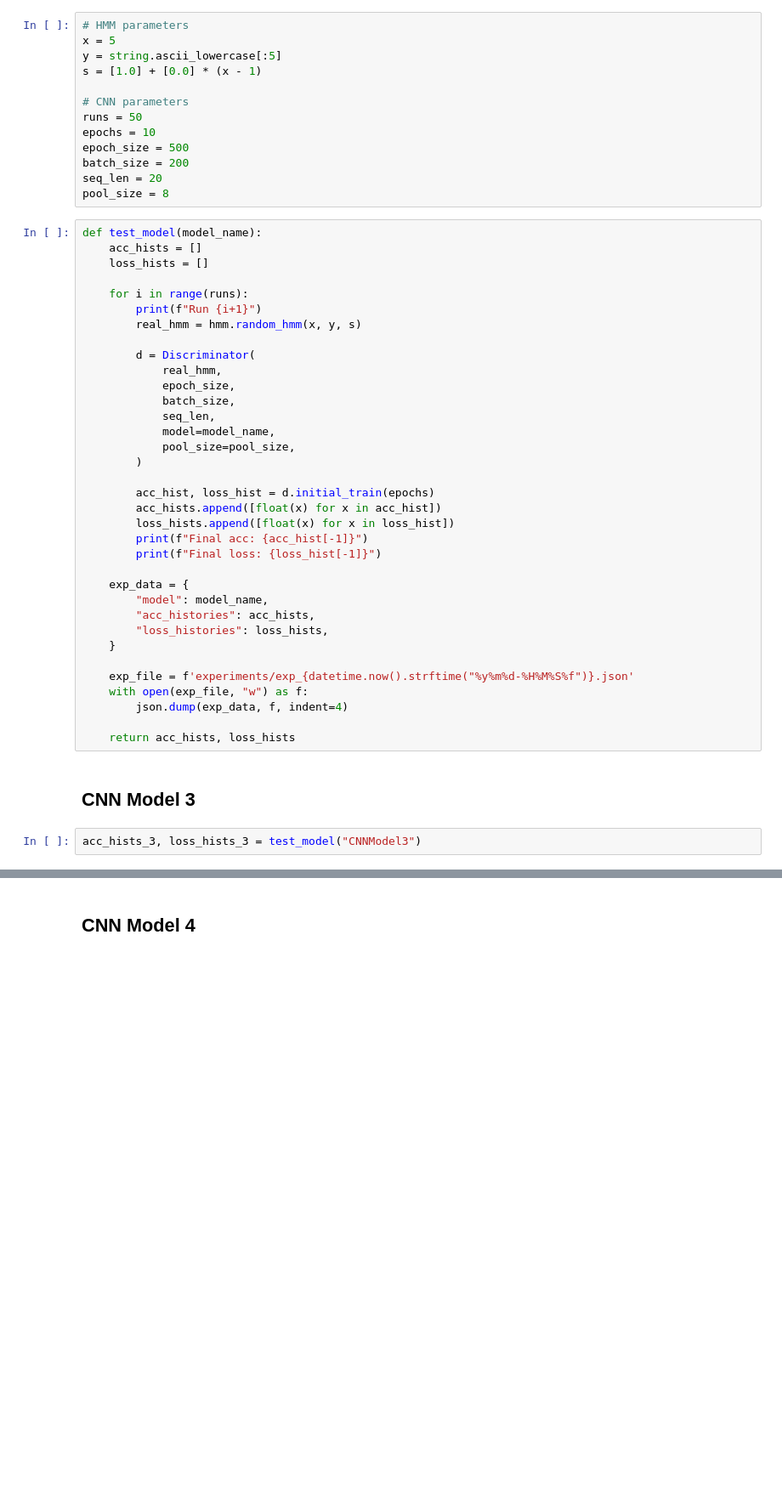
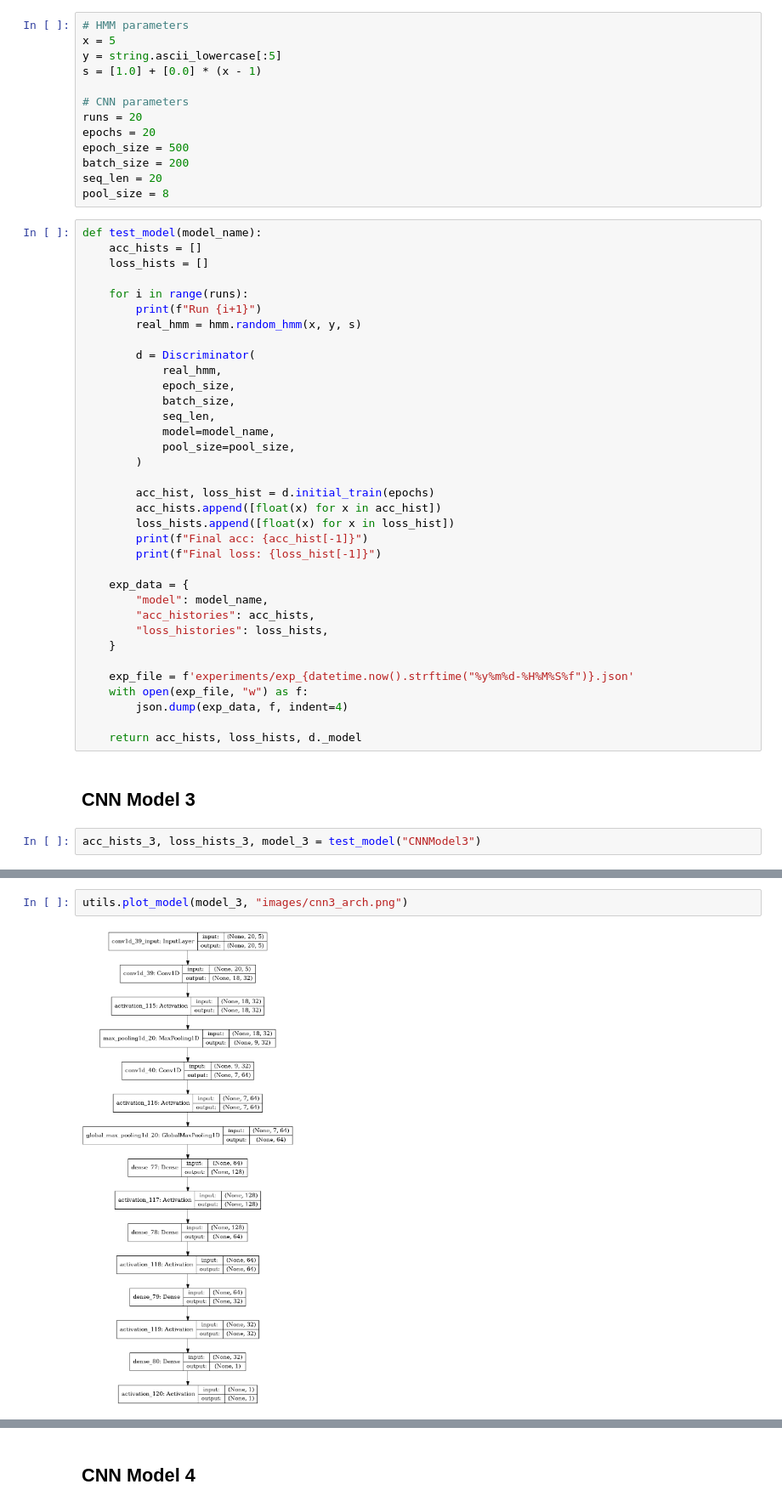
Before and after one commit to SamChatfield/final-year-project, a Jupyter notebook: discriminator_experiments.ipynb, the cells around one changed output, grey strips where cells are left out. Shown at 85% size. Drawn from its saved outputs; the diff is of its cells as text; blank space fills up the shorter version.

```diff
--- a/discriminator_experiments.ipynb
+++ b/discriminator_experiments.ipynb
@@ -14,8 +14,8 @@ y = string.ascii_lowercase[:5]
 s = [1.0] + [0.0] * (x - 1)
 
 # CNN parameters
-runs = 50
-epochs = 10
+runs = 20
+epochs = 20
 epoch_size = 500
 batch_size = 200
 seq_len = 20
@@ -54,8 +54,8 @@ def test_model(model_name):
     with open(exp_file, "w") as f:
         json.dump(exp_data, f, indent=4)
 
-    return acc_hists, loss_hists
+    return acc_hists, loss_hists, d._model
 # %% [markdown]
 ## CNN Model 3
 # %%
-acc_hists_3, loss_hists_3 = test_model("CNNModel3")
+acc_hists_3, loss_hists_3, model_3 = test_model("CNNModel3")
@@ -61,0 +100,4 @@ acc_hists_3, loss_hists_3 = test_model("CNNModel3")
+# %%
+utils.plot_model(model_3, "images/cnn3_arch.png")
+# %% [output]
+[figure, added]
```
Also changed, not shown: parts of 16 cells of this notebook, 13 other files.
